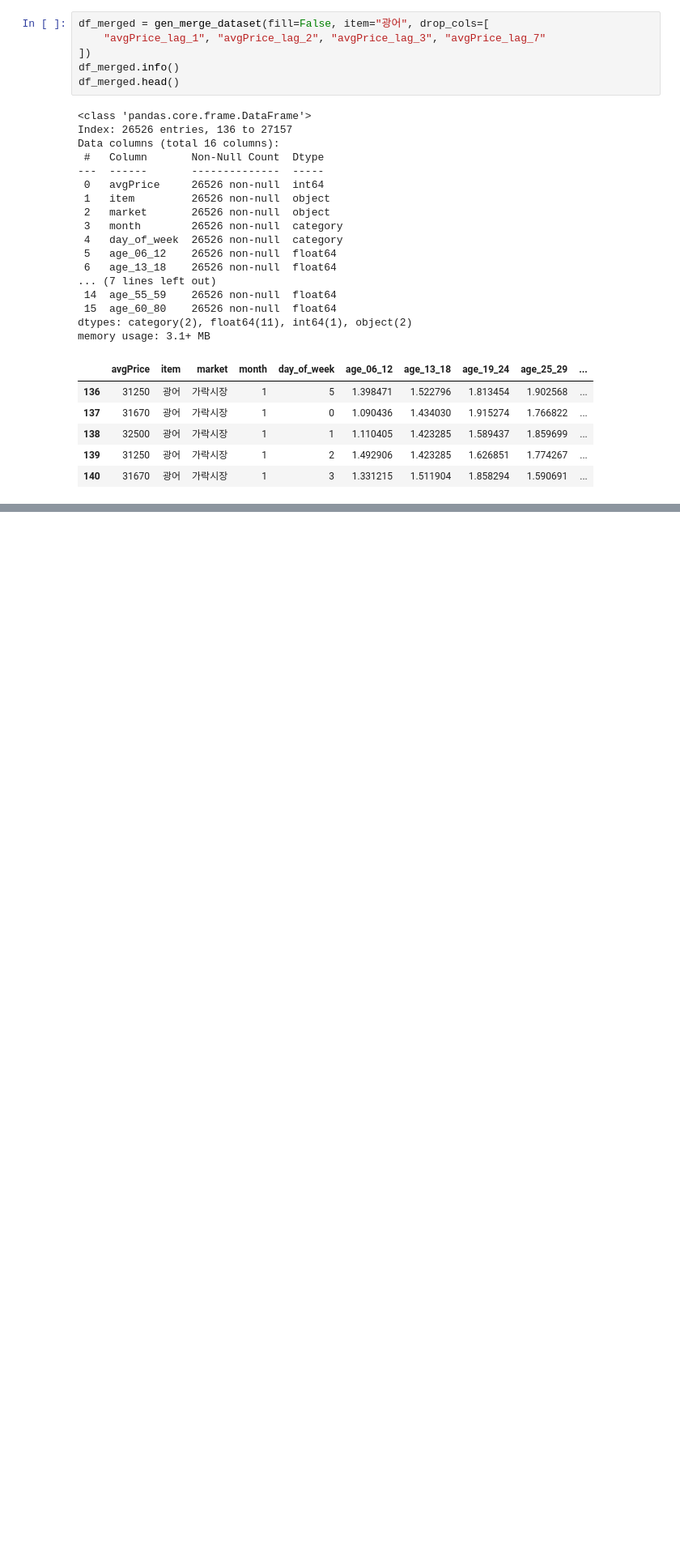
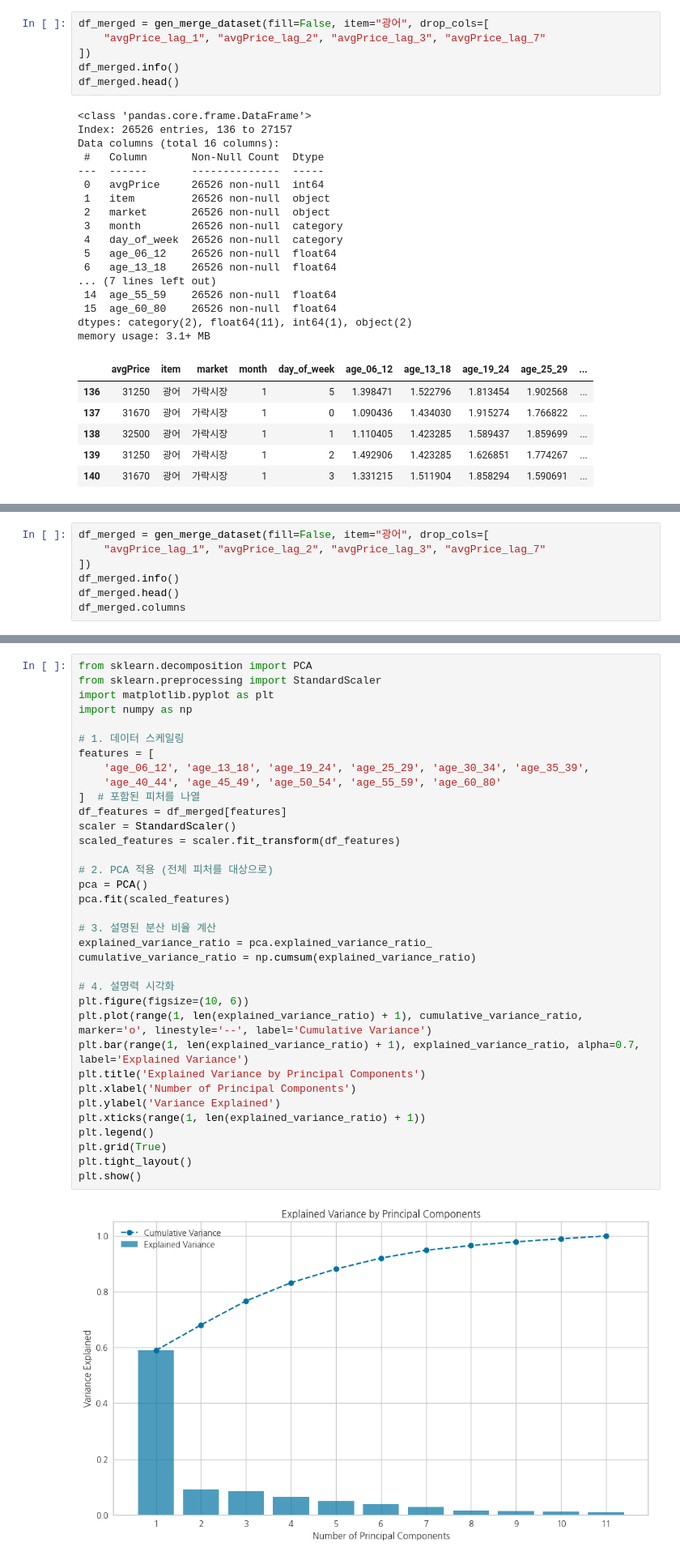
Before and after one commit to vhf1030/Pisces, a Jupyter notebook: notebooks/fs_search_trend.ipynb, the cells around one changed output, grey strips where cells are left out. Shown at 81% size. Saved outputs shown, nothing was run; the diff lists cells and outputs as text; blank space fills up the shorter version.

```diff
--- a/notebooks/fs_search_trend.ipynb
+++ b/notebooks/fs_search_trend.ipynb
@@ -250,0 +578,7 @@ Name: catboost, dtype: object
+# %%
+df_merged = gen_merge_dataset(fill=False, item="광어", drop_cols=[
+    "avgPrice_lag_1", "avgPrice_lag_2", "avgPrice_lag_3", "avgPrice_lag_7"
+])
+df_merged.info()
+df_merged.head()
+df_merged.columns
@@ -250,0 +607,37 @@ Name: catboost, dtype: object
+# %%
+from sklearn.decomposition import PCA
+from sklearn.preprocessing import StandardScaler
+import matplotlib.pyplot as plt
+import numpy as np
+
+# 1. 데이터 스케일링
+features = [
+    'age_06_12', 'age_13_18', 'age_19_24', 'age_25_29', 'age_30_34', 'age_35_39',
+    'age_40_44', 'age_45_49', 'age_50_54', 'age_55_59', 'age_60_80'
+]  # 포함된 피처를 나열
+df_features = df_merged[features]
+scaler = StandardScaler()
+scaled_features = scaler.fit_transform(df_features)
+
+# 2. PCA 적용 (전체 피처를 대상으로)
+pca = PCA()
+pca.fit(scaled_features)
+
+# 3. 설명된 분산 비율 계산
+explained_variance_ratio = pca.explained_variance_ratio_
+cumulative_variance_ratio = np.cumsum(explained_variance_ratio)
+
+# 4. 설명력 시각화
+plt.figure(figsize=(10, 6))
+plt.plot(range(1, len(explained_variance_ratio) + 1), cumulative_variance_ratio, marker='o', linestyle='--', label='Cumulative Variance')
+plt.bar(range(1, len(explained_variance_ratio) + 1), explained_variance_ratio, alpha=0.7, label='Explained Variance')
+plt.title('Explained Variance by Principal Components')
+plt.xlabel('Number of Principal Components')
+plt.ylabel('Variance Explained')
+plt.xticks(range(1, len(explained_variance_ratio) + 1))
+plt.legend()
+plt.grid(True)
+plt.tight_layout()
+plt.show()
+# %% [output]
+[figure, added]
```
Also changed, not shown: parts of 30 cells of this notebook, 6 other files.
